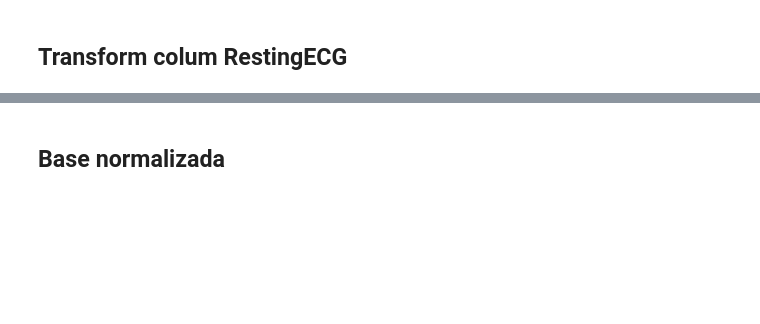
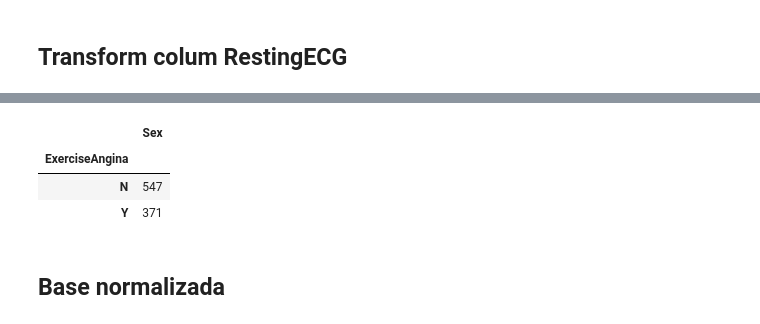
Before and after one commit to juanengml/atividade-oficina-maker, a Jupyter notebook: notebook/Normalizacao_dados.ipynb, the cells around one changed output, grey strips where cells are left out. Drawn from its saved outputs; the diff is of its cells as text; code cells hidden in the pictures; blank space fills up the shorter version.

```diff
--- a/notebook/Normalizacao_dados.ipynb
+++ b/notebook/Normalizacao_dados.ipynb
@@ -177,0 +263,7 @@ df
+# %%
+df[['ExerciseAngina','Sex']].groupby('ExerciseAngina').count()
+# %% [output]
+|  | Sex |
+| ExerciseAngina |  |
+| N | 547 |
+| Y | 371 |
```
Also changed, not shown: parts of 7 cells of this notebook, 3 other files.
